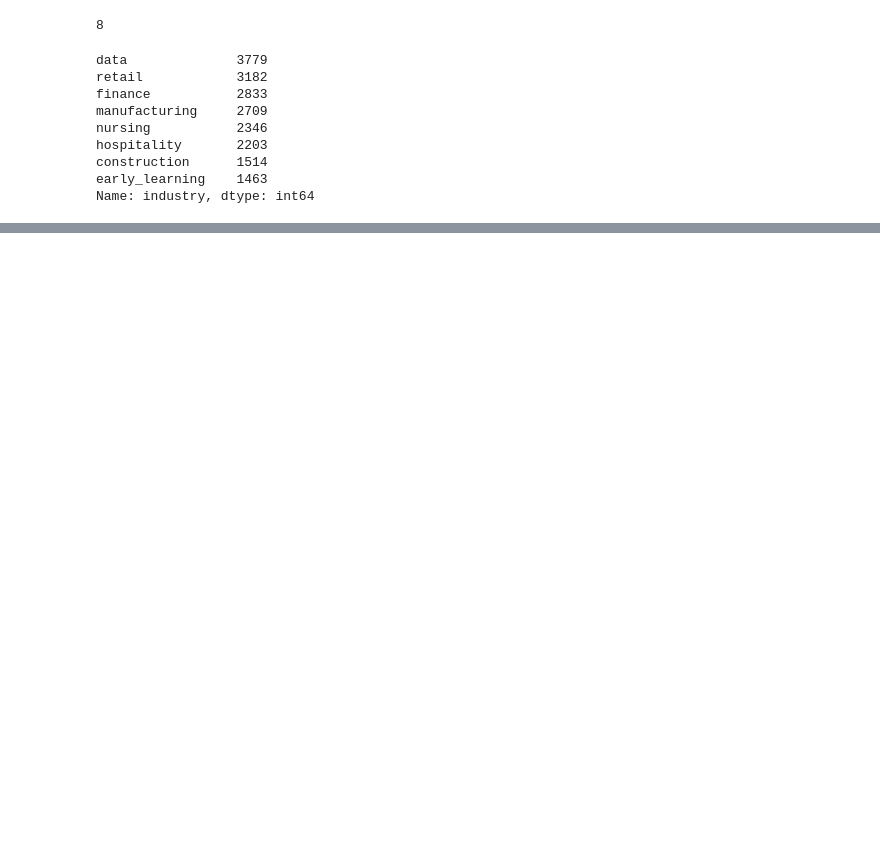
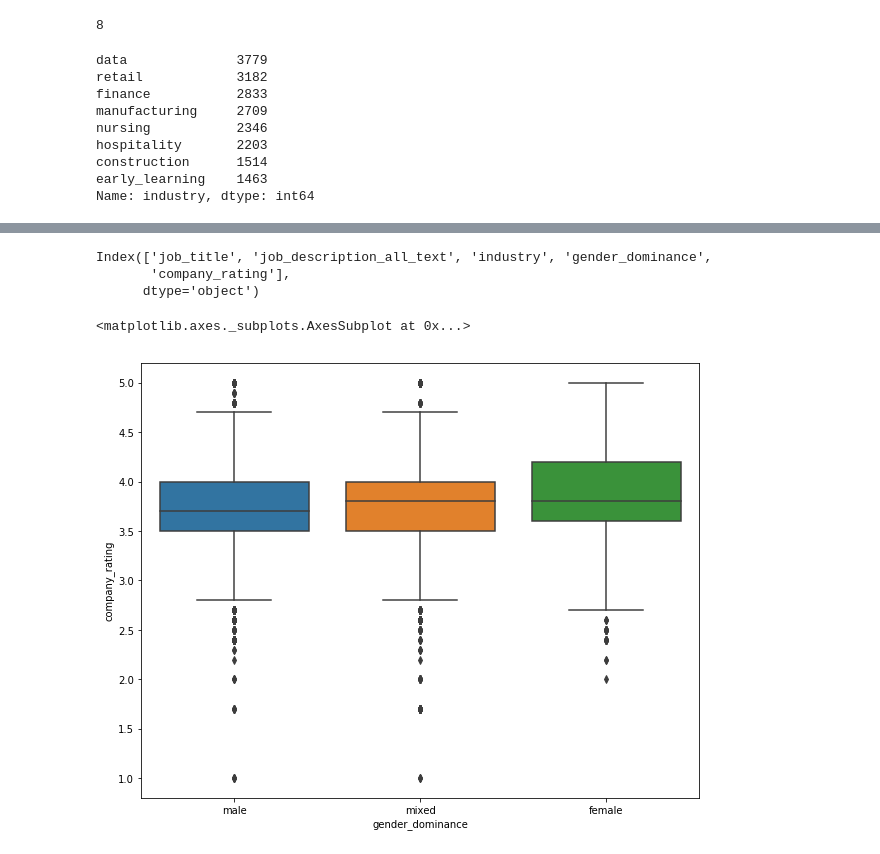
Before and after one commit to LydiaPeabody/job-description-gender-analysis, a Jupyter notebook: job_description_text_EDA.ipynb, the cells around one changed output, grey strips where cells are left out. Drawn from its saved outputs; the diff is of its cells as text; code cells hidden in the pictures; blank space fills up the shorter version.

```diff
--- a/job_description_text_EDA.ipynb
+++ b/job_description_text_EDA.ipynb
@@ -170,0 +160,12 @@ topic
+# %%
+jd_text_df.columns
+# %% [output]
+Index(['job_title', 'job_description_all_text', 'industry', 'gender_dominance',
+       'company_rating'],
+      dtype='object')
+# %%
+plt.figure(figsize=(10,8))
+sns.boxplot(x='gender_dominance', y='company_rating', data=jd_text_df)
+# %% [output]
+<matplotlib.axes._subplots.AxesSubplot at 0x...>
+[figure, added]
```
Also changed, not shown: parts of 40 cells of this notebook.
